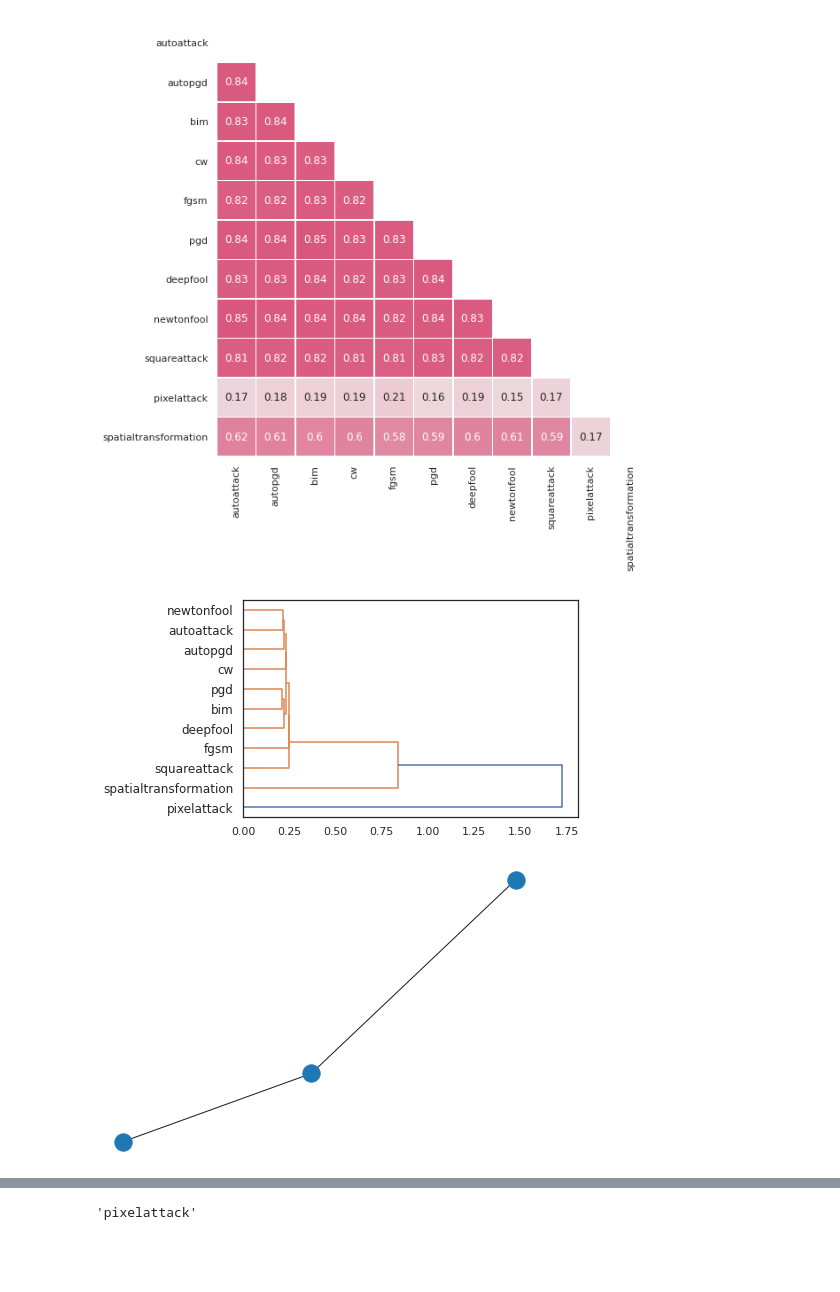
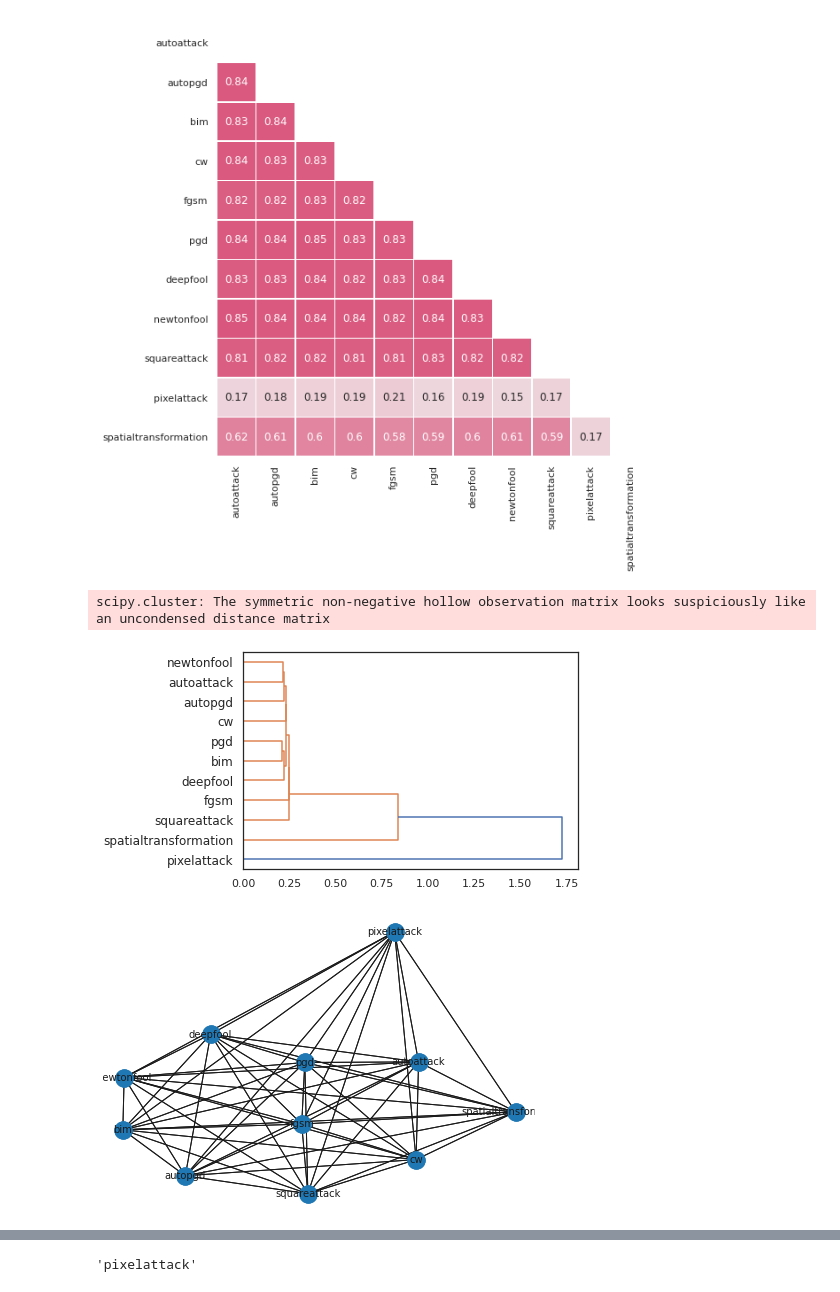
Before and after one commit to mhilmiasyrofi/attack-analysis, a Jupyter notebook: cifar10/clustering-analysis-bot.ipynb, the cells around one changed output, grey strips where cells are left out. Saved outputs shown, nothing was run; the diff lists cells and outputs as text; code cells hidden in the pictures; blank space fills up the shorter version.

```diff
--- a/cifar10/cosine-simmilarity.ipynb
+++ b/cifar10/clustering-analysis-bot.ipynb
@@ -13,7 +15,7 @@ def load_data(train, test, fname) :
 train = "autoattack"
 test = "pgd"
 
-y_robust = load_data(train, test, "y_robust")
-y_robust_pred = load_data(train, test, "y_robust_pred")
-y_cross_robust = load_data(train, test, "y_cross_robust")
-y_cross_robust_pred = load_data(train, test, "y_cross_robust_pred")
+y_original = load_data(train, test, "Y_original")
+y_original_pred = load_data(train, test, "Y_original_pred")
+y_adv = load_data(train, test, "Y_adv")
+y_adv_pred = load_data(train, test, "Y_adv_pred")
@@ -48,7 +22,7 @@ Failed Test Cases instead of Robust
 # %%
 def get_robust_data(train, test):
-    y_adv = load_data(train, test, "y_cross_robust")
-    y_adv_pred = load_data(train, test, "y_cross_robust_pred")
+    y_adv = load_data(train, test, "Y_adv")
+    y_adv_pred = load_data(train, test, "Y_adv_pred")
     return y_adv, y_adv_pred
 
 train = "pgd"
@@ -220,14 +197,28 @@ dendro_label = selected_attacks
 # dendro_label = sim.columns
 dendro  = hcluster.dendrogram(linkage, labels=dendro_label, orientation="right")
 # %% [output]
+scipy.cluster: The symmetric non-negative hollow observation matrix looks suspiciously like an uncondensed distance matrix
 [figure]
 # %%
 import networkx as nx
 G = nx.Graph()
-G.add_edge("A", "B")  # default edge data=1
-G.add_edge("B", "C", weight=0.1)  # specify edge data
+
+## Example
+# G = nx.Graph()
+# G.add_edge("A", "B")  # default edge data=1
+# G.add_edge("B", "C", weight=0.1)  # specify edge data
+
+# pos = nx.spring_layout(G)  # default to scale=1
+# nx.draw(G, pos)
+
+for a1 in attacks:
+    for a2 in attacks :
+        G.add_edge(a1, a2, weight=sim[a1][a2])
 
 pos = nx.spring_layout(G)  # default to scale=1
 nx.draw(G, pos)
+nx.draw(G, pos)
+nx.draw_networkx_labels(G, pos, font_size=10)
+plt.show()
 # %% [output]
-[figure, old version]
+[figure, new version]
```
Also changed, not shown: parts of 21 cells of this notebook.
